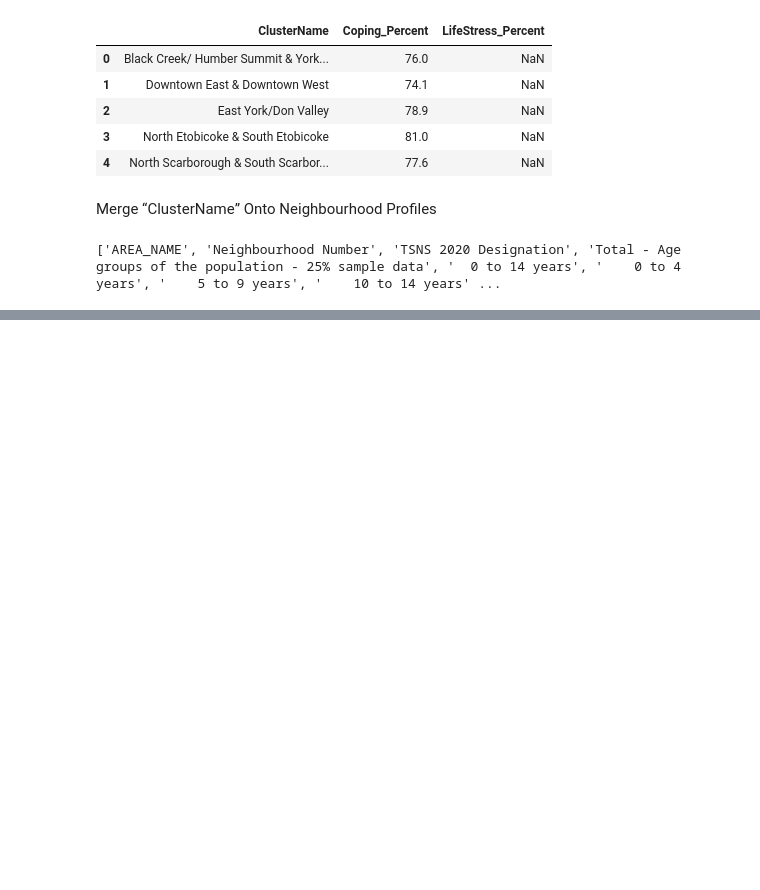
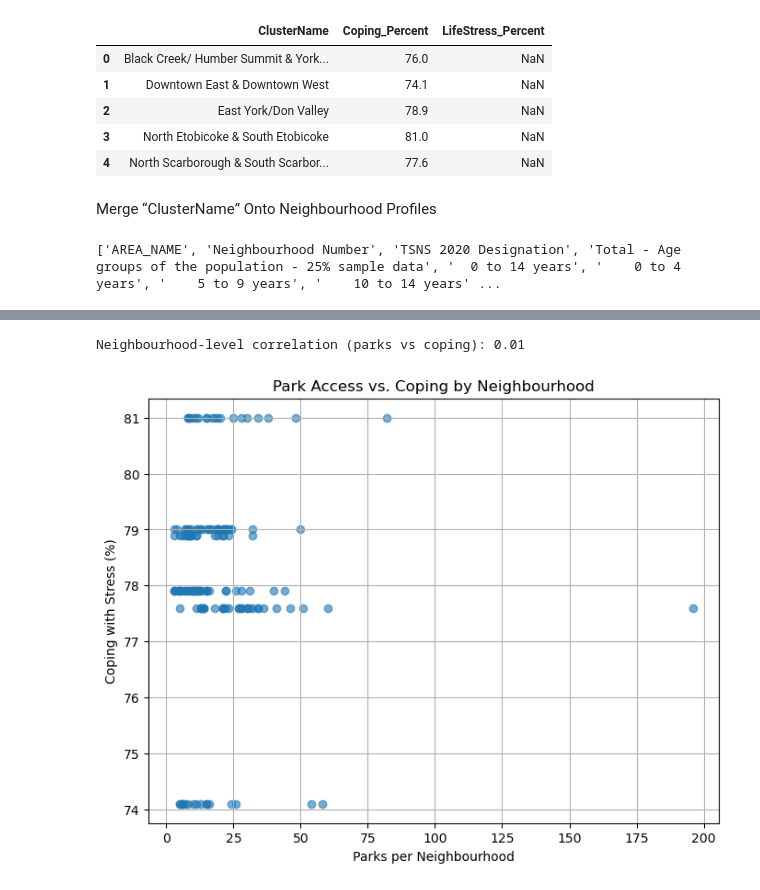
Before and after one commit to rxnu/Final-Project, a Jupyter notebook: notebooks/1-DataLoading_and_Preprocessing.ipynb, the cells around one changed output, grey strips where cells are left out. Saved outputs shown, nothing was run; the diff lists cells and outputs as text; code cells hidden in the pictures; blank space fills up the shorter version.

```diff
--- a/notebooks/1-DataLoading_and_Preprocessing.ipynb
+++ b/notebooks/1-DataLoading_and_Preprocessing.ipynb
@@ -923,0 +1106,16 @@ print(features_df_clean.head())
+# %%
+from sklearn.cluster import KMeans
+import pandas as pd
+
+# K‑Means on the same scaled features
+kmeans = KMeans(n_clusters=7, random_state=42)
+features_df["kmeans_label"] = kmeans.fit_predict(X_scaled)
+
+# Compare with your true MH clusters
+contingency = pd.crosstab(
+    features_df["ClusterName"],
+    features_df["kmeans_label"],
+    rownames=["True MH Cluster"],
+    colnames=["KMeans Label"]
+)
+display(contingency)
@@ -923,0 +1248,64 @@ print(features_df_clean.head())
+# %%
+import pandas as pd
+import geopandas as gpd
+import json
+from shapely.geometry import shape
+
+# 1) Read your parks CSV
+parks_df = pd.read_csv(GREEN_CSV)
+
+# 2) Make sure each entry in the “geometry” column is turned into a Shapely geometry
+#    If it’s stored as a JSON string:
+def parse_geom(g):
+    # if already a dict, shape it directly; if a string, json.loads first
+    if isinstance(g, str):
+        g = json.loads(g)
+    return shape(g)
+
+parks_df['geometry'] = parks_df['geometry'].apply(parse_geom)
+
+# 3) Now you can safely build the GeoDataFrame
+parks_gdf = gpd.GeoDataFrame(parks_df, geometry='geometry', crs=TARGET_CRS)
+
+# 4) Make sure your neighbourhood GeoDataFrame has a “Neighbourhood” column
+neigh_gdf = gpd.read_file(SHAPEFILE).to_crs(TARGET_CRS)
+neigh_gdf = neigh_gdf.rename(columns={'AREA_NA7':'Neighbourhood'})[['Neighbourhood','geometry']]
+
+# 5) Spatial‑join parks → neighbourhoods
+parks_nb = gpd.sjoin(
+    parks_gdf,
+    neigh_gdf,
+    how='left',
+    predicate='within'
+)
+
+# 6) Count parks per neighbourhood
+park_counts_nb = (
+    parks_nb
+      .groupby('Neighbourhood')
+      .size()
+      .reset_index(name='park_count_nb')
+)
+
+# 7) Merge back onto your features_df
+features_df = features_df.merge(
+    park_counts_nb,
+    on='Neighbourhood',
+    how='left'
+).fillna({'park_count_nb': 0})
+
+# 8) Quick check / correlation
+corr = features_df[['park_count_nb','Coping_Percent']].corr().iloc[0,1]
+print(f"Neighbourhood‑level correlation (parks vs coping): {corr:.2f}")
+
+import matplotlib.pyplot as plt
+plt.figure(figsize=(8,6))
+plt.scatter(features_df['park_count_nb'], features_df['Coping_Percent'], alpha=0.6)
+plt.xlabel('Parks per Neighbourhood')
+plt.ylabel('Coping with Stress (%)')
+plt.title('Park Access vs. Coping by Neighbourhood')
+plt.grid(True)
+plt.show()
+# %% [output]
+Neighbourhood‑level correlation (parks vs coping): 0.01
+[figure, added]
```
Also changed, not shown: parts of 75 cells of this notebook.
